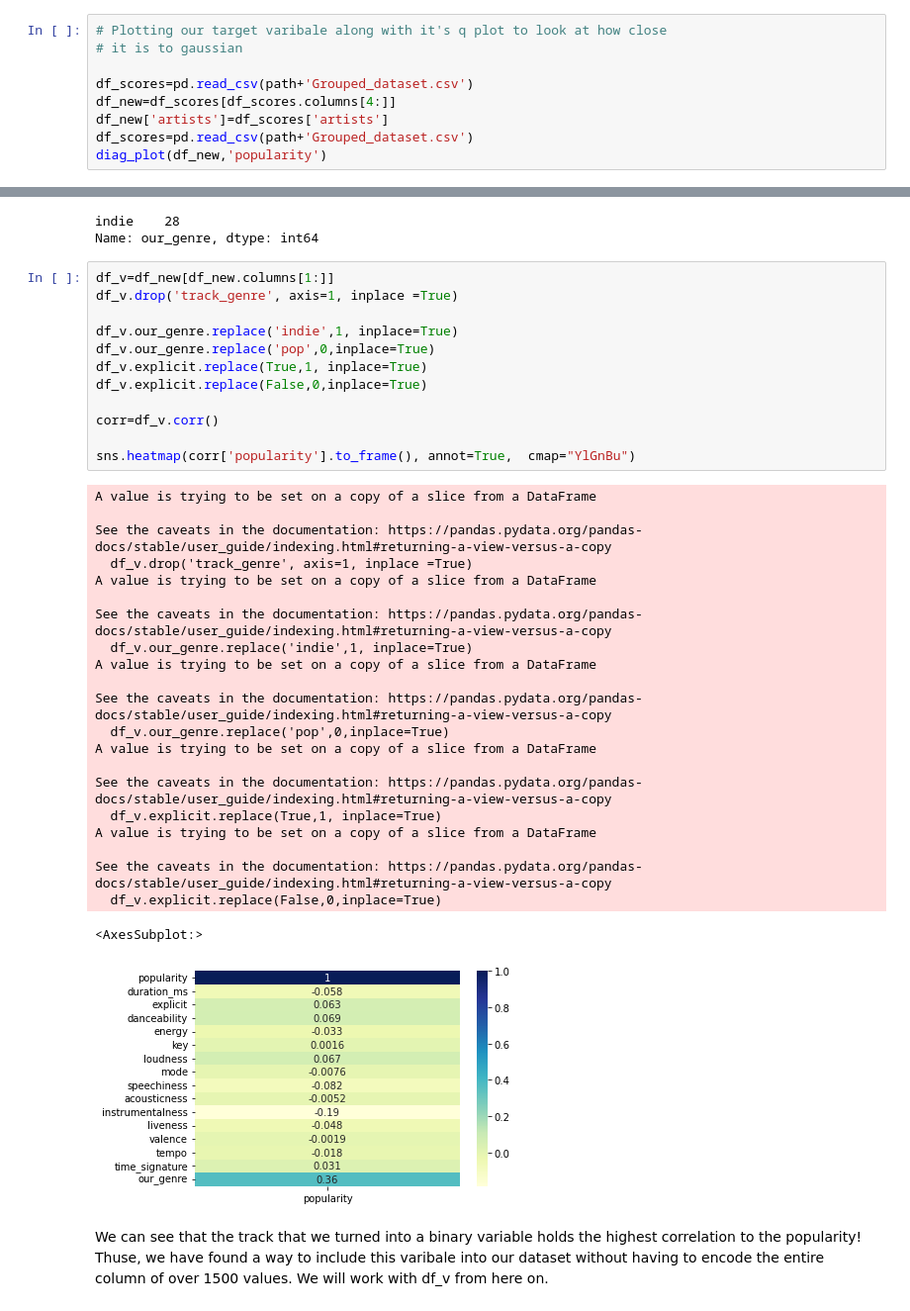
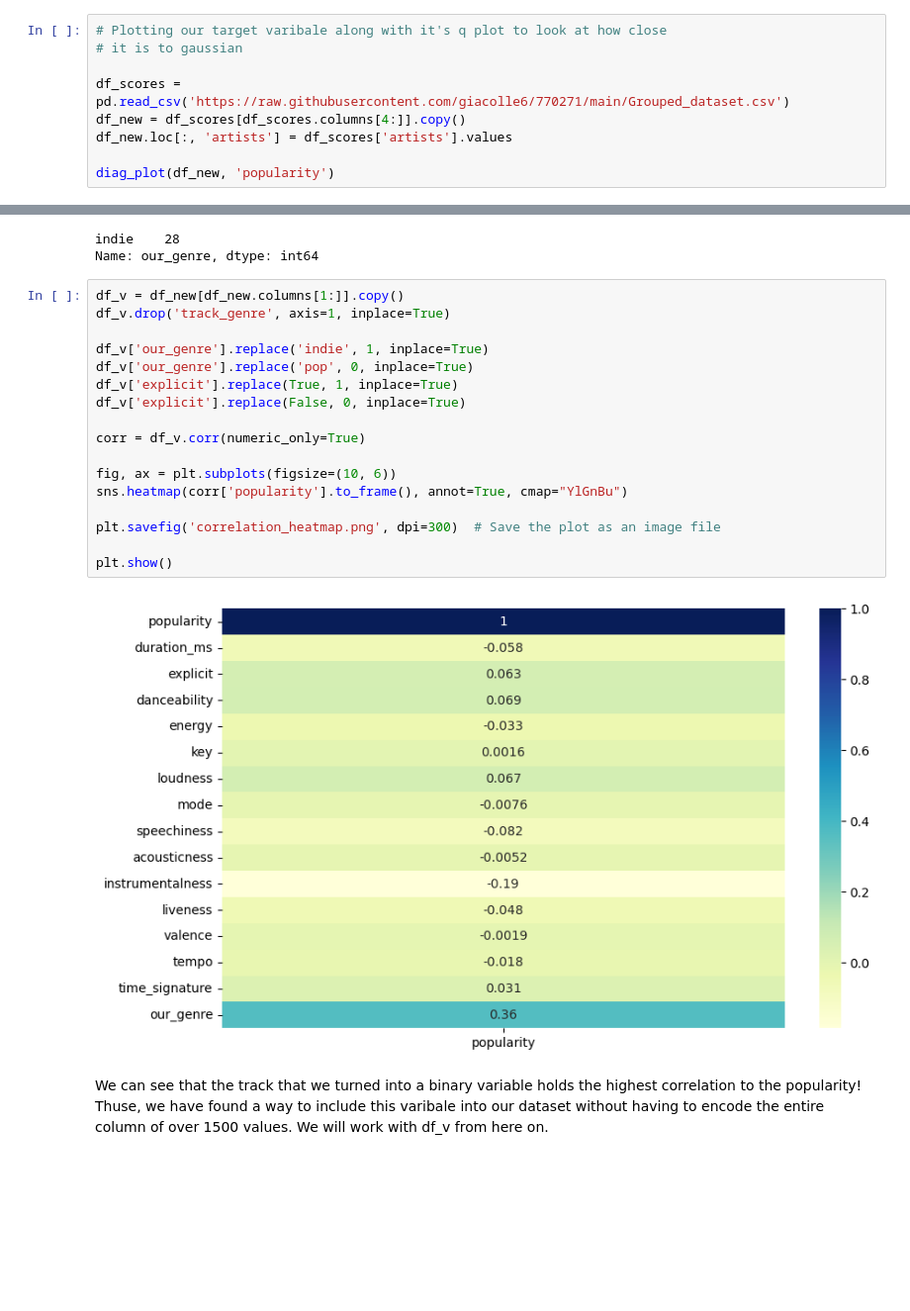
Before and after one commit to giacolle6/770271, a Jupyter notebook: main.ipynb, the cells around one changed output, grey strips where cells are left out. Shown at 99% size. Drawn from its saved outputs; the diff is of its cells as text; blank space fills up the shorter version.

```diff
--- a/main.ipynb
+++ b/main.ipynb
@@ -371,9 +363,9 @@ def diag_plot(df,variable):
 # Plotting our target varibale along with it's q plot to look at how close
 # it is to gaussian
 
-df_scores=pd.read_csv(path+'Grouped_dataset.csv')
-df_new=df_scores[df_scores.columns[4:]]
-df_new['artists']=df_scores['artists']
-df_scores=pd.read_csv(path+'Grouped_dataset.csv')
-diag_plot(df_new,'popularity')
+df_scores = pd.read_csv('https://raw.githubusercontent.com/giacolle6/770271/main/Grouped_dataset.csv')
+df_new = df_scores[df_scores.columns[4:]].copy()
+df_new.loc[:, 'artists'] = df_scores['artists'].values
+
+diag_plot(df_new, 'popularity')
 # %% [output]
@@ -603,40 +584,24 @@ df_new['our_genre'][df_new['popularity']>90].value_counts()
 indie    28
 Name: our_genre, dtype: int64
 # %%
-df_v=df_new[df_new.columns[1:]]
-df_v.drop('track_genre', axis=1, inplace =True)
+df_v = df_new[df_new.columns[1:]].copy()
+df_v.drop('track_genre', axis=1, inplace=True)
 
-df_v.our_genre.replace('indie',1, inplace=True)
-df_v.our_genre.replace('pop',0,inplace=True)
-df_v.explicit.replace(True,1, inplace=True)
-df_v.explicit.replace(False,0,inplace=True)
+df_v['our_genre'].replace('indie', 1, inplace=True)
+df_v['our_genre'].replace('pop', 0, inplace=True)
+df_v['explicit'].replace(True, 1, inplace=True)
+df_v['explicit'].replace(False, 0, inplace=True)
 
-corr=df_v.corr()
+corr = df_v.corr(numeric_only=True)
 
-sns.heatmap(corr['popularity'].to_frame(), annot=True,  cmap="YlGnBu")
+fig, ax = plt.subplots(figsize=(10, 6))
+sns.heatmap(corr['popularity'].to_frame(), annot=True, cmap="YlGnBu")
+
+plt.savefig('correlation_heatmap.png', dpi=300)  # Save the plot as an image file
+
+plt.show()
 # %% [output]
-A value is trying to be set on a copy of a slice from a DataFrame
-
-See the caveats in the documentation: https://pandas.pydata.org/pandas-docs/stable/user_guide/indexing.html#returning-a-view-versus-a-copy
-  df_v.drop('track_genre', axis=1, inplace =True)
-A value is trying to be set on a copy of a slice from a DataFrame
-
-See the caveats in the documentation: https://pandas.pydata.org/pandas-docs/stable/user_guide/indexing.html#returning-a-view-versus-a-copy
-  df_v.our_genre.replace('indie',1, inplace=True)
-A value is trying to be set on a copy of a slice from a DataFrame
-
-See the caveats in the documentation: https://pandas.pydata.org/pandas-docs/stable/user_guide/indexing.html#returning-a-view-versus-a-copy
-  df_v.our_genre.replace('pop',0,inplace=True)
-A value is trying to be set on a copy of a slice from a DataFrame
-
-See the caveats in the documentation: https://pandas.pydata.org/pandas-docs/stable/user_guide/indexing.html#returning-a-view-versus-a-copy
-  df_v.explicit.replace(True,1, inplace=True)
-A value is trying to be set on a copy of a slice from a DataFrame
-
-See the caveats in the documentation: https://pandas.pydata.org/pandas-docs/stable/user_guide/indexing.html#returning-a-view-versus-a-copy
-  df_v.explicit.replace(False,0,inplace=True)
-<AxesSubplot:>
-[figure, old version]
+[figure, new version]
 # %% [markdown]
 We can see that the track that we turned into a binary variable holds the highest correlation to the popularity! Thuse, we have found a way to include this varibale into our dataset without having to encode the entire column of over 1500 values. We will work with df_v from here on.
 # %%
```
Also changed, not shown: parts of 24 cells of this notebook.
